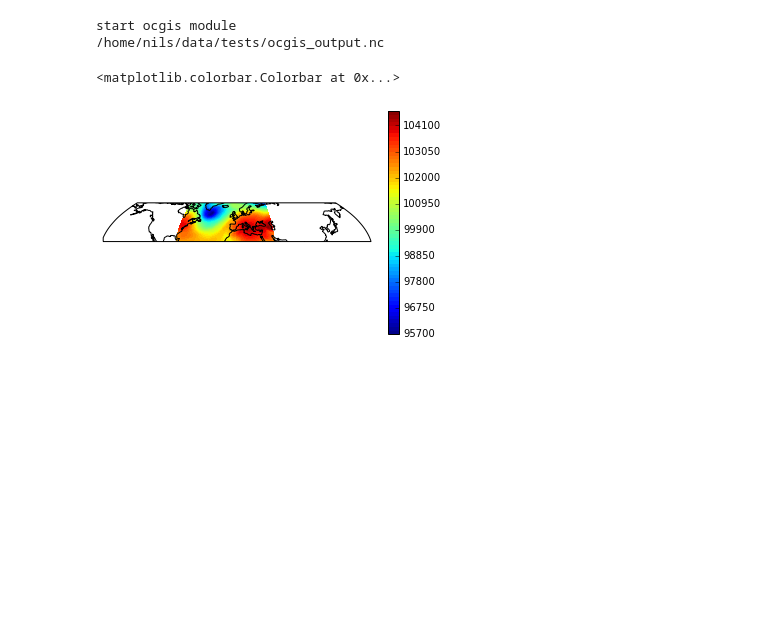
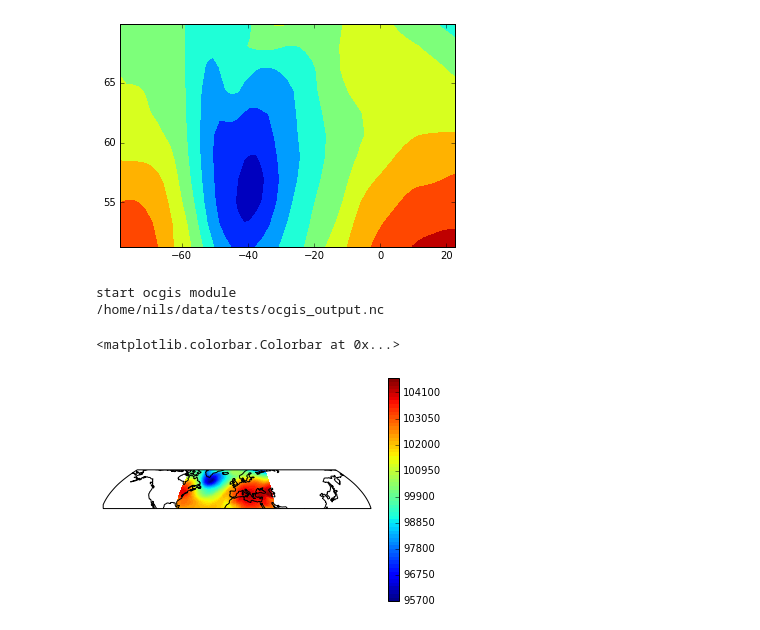
Before and after one commit to bird-house/flyingpigeon, a Jupyter notebook: notebooks/cdo_ocgis.ipynb, the cells around one changed output. Saved outputs shown, nothing was run; the diff lists cells and outputs as text; code cells hidden in the pictures; blank space fills up the shorter version.

Commit message:
adding simple plot to cdo subset

```diff
--- a/notebooks/cdo_ocgis.ipynb
+++ b/notebooks/cdo_ocgis.ipynb
@@ -41,4 +43,8 @@ plt.colorbar()
 [figure]
+# %%
+cs = plt.contourf(lons, lats, psl[0,:,:])
+# %% [output]
+[figure, added]
 # %%
 # same stepps with ocgis
 
```
Also changed, not shown: parts of 1 cell of this notebook.
